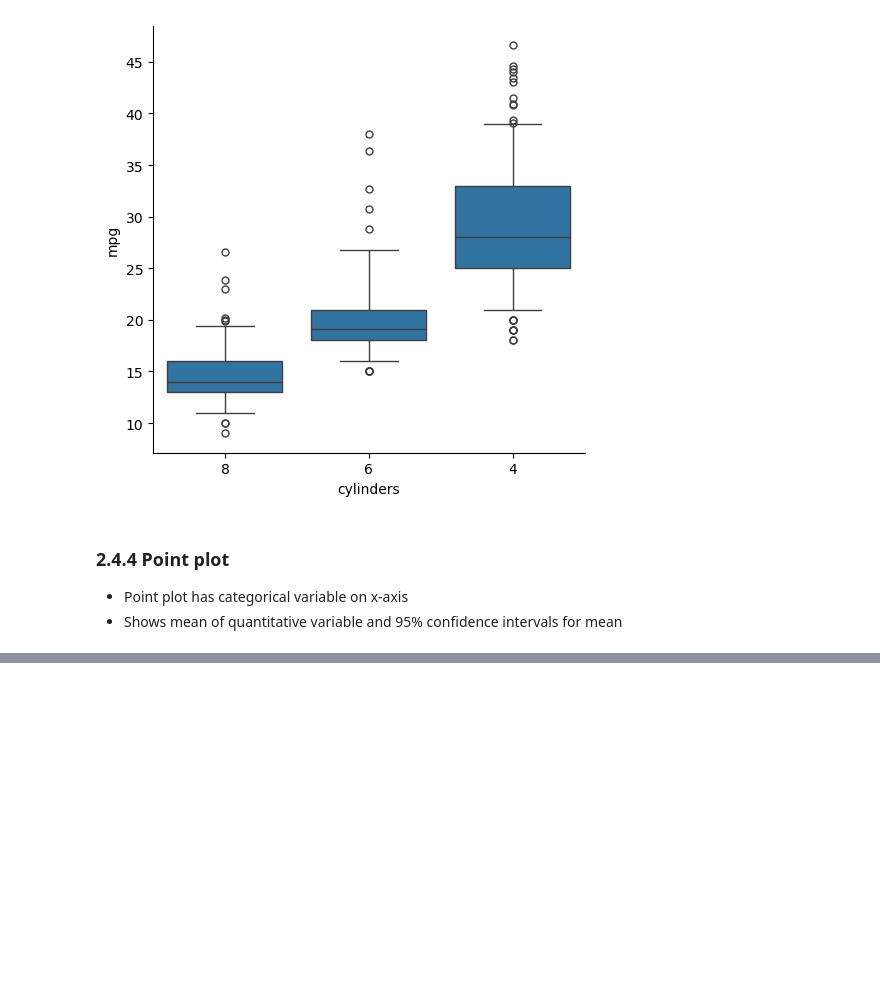
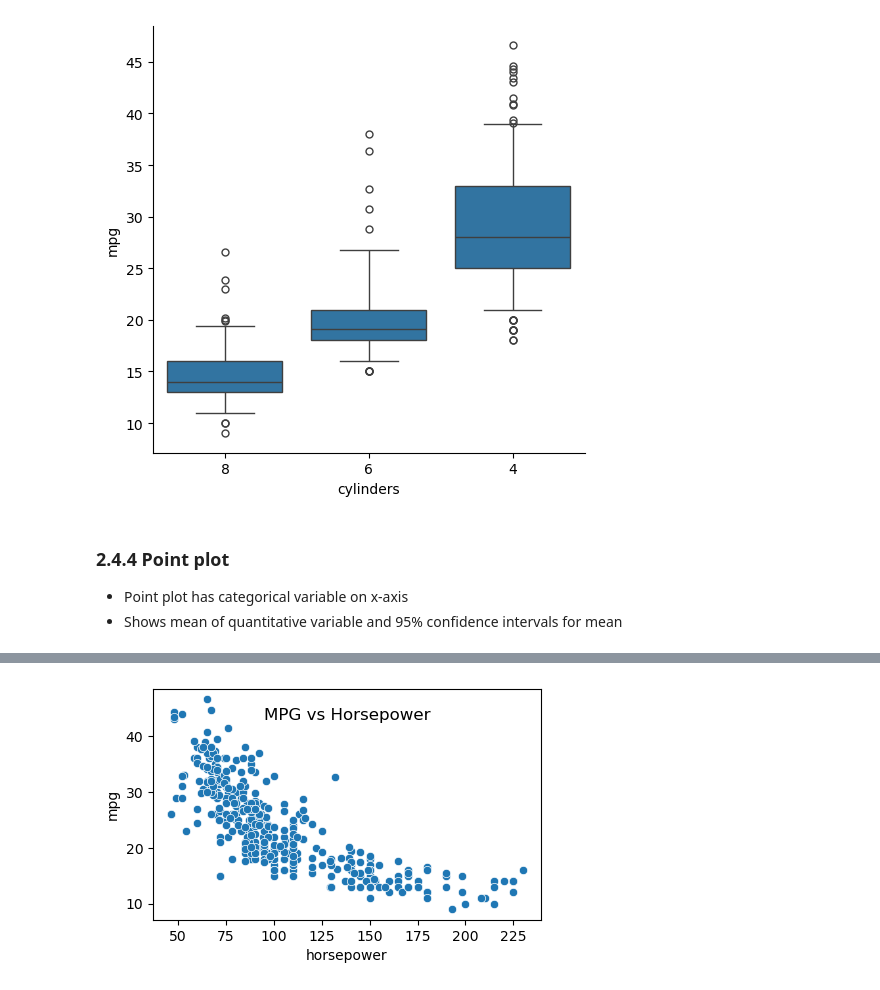
Before and after one commit to Timm26/Data_Science_Handbook, a Jupyter notebook: Preprocessing and EDA/Data_Visualisation_with_Matplotlib_and_Seaborn.ipynb, the cells around one changed output, grey strips where cells are left out. Cells and saved outputs as stored; diff of their text form; code cells hidden in the pictures; blank space fills up the shorter version.

```diff
--- a/Preprocessing and EDA/Data_Visualisation_with_Matplotlib_and_Seaborn.ipynb
+++ b/Preprocessing and EDA/Data_Visualisation_with_Matplotlib_and_Seaborn.ipynb
@@ -311,0 +334,6 @@ plt.show()
+# %%
+h = sns.scatterplot(x = 'horsepower', y = 'mpg', data = cars)
+h.set_title("MPG vs Horsepower", y = 0.83)
+plt.show()
+# %% [output]
+[figure, added]
```
Also changed, not shown: parts of 8 cells of this notebook.
